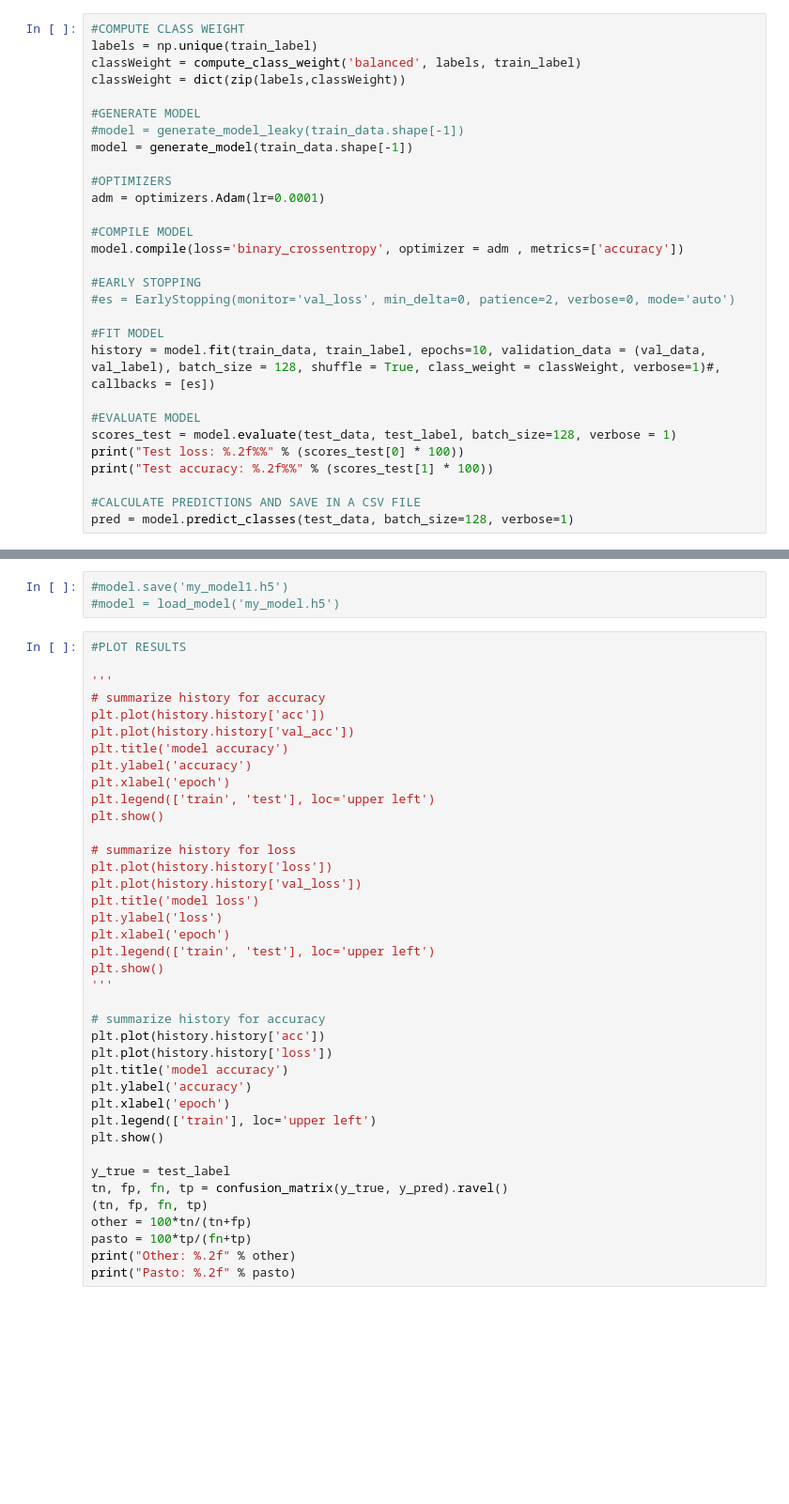
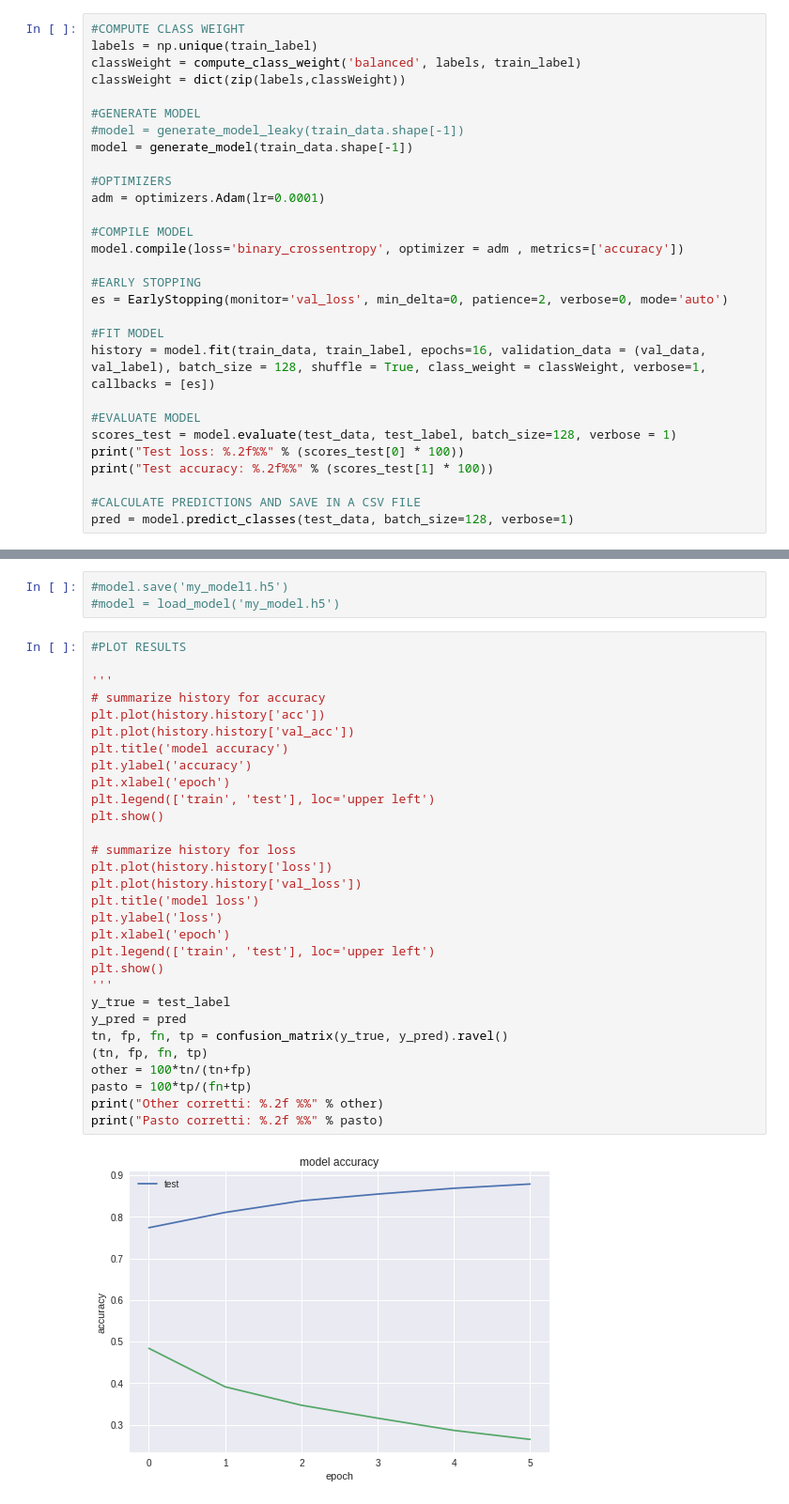
Before and after one commit to FG2511/ARE, a Jupyter notebook: model1_Silvia.ipynb, the cells around one changed output, grey strips where cells are left out. Shown at 94% size. Saved outputs shown, nothing was run; the diff lists cells and outputs as text; blank space fills up the shorter version.

```diff
--- a/model1_Silvia.ipynb
+++ b/model1_Silvia.ipynb
@@ -162,10 +165,10 @@ adm = optimizers.Adam(lr=0.0001)
 model.compile(loss='binary_crossentropy', optimizer = adm , metrics=['accuracy'])
 
 #EARLY STOPPING
-#es = EarlyStopping(monitor='val_loss', min_delta=0, patience=2, verbose=0, mode='auto')
+es = EarlyStopping(monitor='val_loss', min_delta=0, patience=2, verbose=0, mode='auto')
 
 #FIT MODEL
-history = model.fit(train_data, train_label, epochs=10, validation_data = (val_data, val_label), batch_size = 128, shuffle = True, class_weight = classWeight, verbose=1)#, callbacks = [es])
+history = model.fit(train_data, train_label, epochs=16, validation_data = (val_data, val_label), batch_size = 128, shuffle = True, class_weight = classWeight, verbose=1, callbacks = [es])
 
 #EVALUATE MODEL
 scores_test = model.evaluate(test_data, test_label, batch_size=128, verbose = 1)
@@ -180,39 +201,32 @@ pred = model.predict_classes(test_data, batch_size=128, verbose=1)
 # %%
 #PLOT RESULTS
 
 '''
 # summarize history for accuracy
 plt.plot(history.history['acc'])
 plt.plot(history.history['val_acc'])
 plt.title('model accuracy')
 plt.ylabel('accuracy')
 plt.xlabel('epoch')
 plt.legend(['train', 'test'], loc='upper left')
 plt.show()
 
 # summarize history for loss
 plt.plot(history.history['loss'])
 plt.plot(history.history['val_loss'])
 plt.title('model loss')
 plt.ylabel('loss')
 plt.xlabel('epoch')
 plt.legend(['train', 'test'], loc='upper left')
 plt.show()
 '''
-
-# summarize history for accuracy
-plt.plot(history.history['acc'])
-plt.plot(history.history['loss'])
-plt.title('model accuracy')
-plt.ylabel('accuracy')
-plt.xlabel('epoch')
-plt.legend(['train'], loc='upper left')
-plt.show()
-
 y_true = test_label
+y_pred = pred
 tn, fp, fn, tp = confusion_matrix(y_true, y_pred).ravel()
 (tn, fp, fn, tp)
 other = 100*tn/(tn+fp)
 pasto = 100*tp/(fn+tp)
-print("Other: %.2f" % other)
-print("Pasto: %.2f" % pasto)
+print("Other corretti: %.2f %%" % other)
+print("Pasto corretti: %.2f %%" % pasto)
+# %% [output]
+[figure, added]
```
Also changed, not shown: parts of 4 cells of this notebook.
